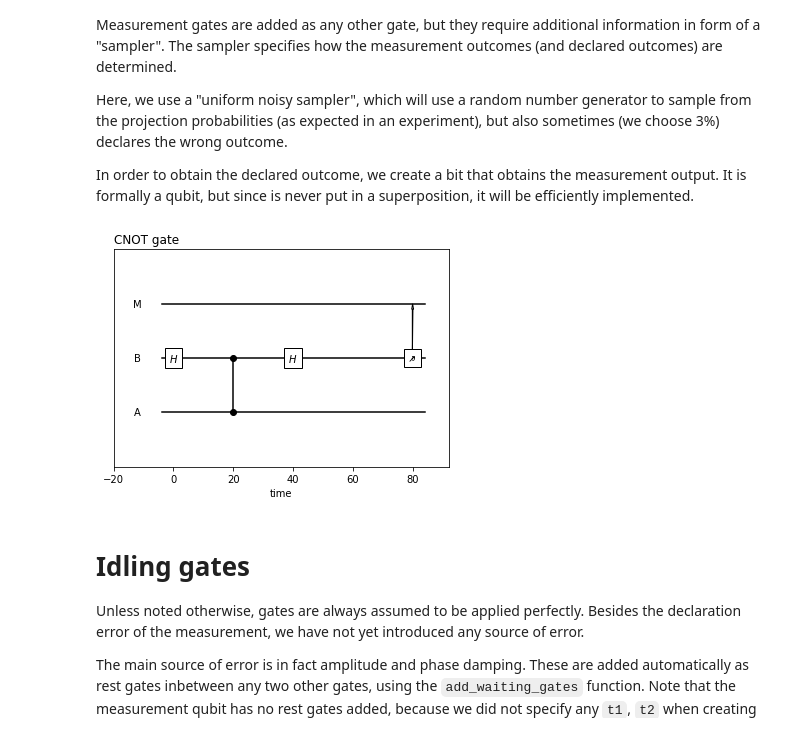
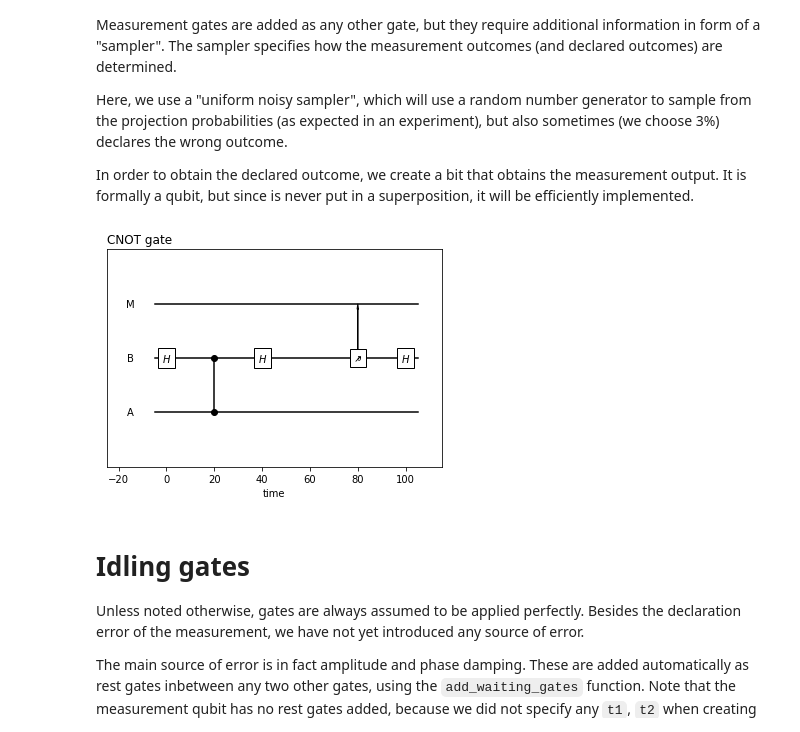
Before and after one commit to quantumsim/quantumsim, a Jupyter notebook: Introduction.ipynb, the cells around one changed output. Cells and saved outputs as stored; diff of their text form; code cells hidden in the pictures.

```diff
--- a/Introduction.ipynb
+++ b/Introduction.ipynb
@@ -44,15 +44,17 @@ It is formally a qubit, but since is never put in a superposition, it will be ef
 # %%
 from quantumsim.circuit import uniform_noisy_sampler
 
 c.add_qubit("M")
 
 sampler = uniform_noisy_sampler(readout_error=0.03, seed=42)
 
 c.add_measurement("B", time=80, output_bit="M", sampler=sampler);
 
+c.add_hadamard("B", time=100)
+
 c.plot();
 # %% [output]
-[figure, old version]
+[figure, new version]
 # %% [markdown]
 # Idling gates
 
```
Also changed, not shown: 2 other files.
